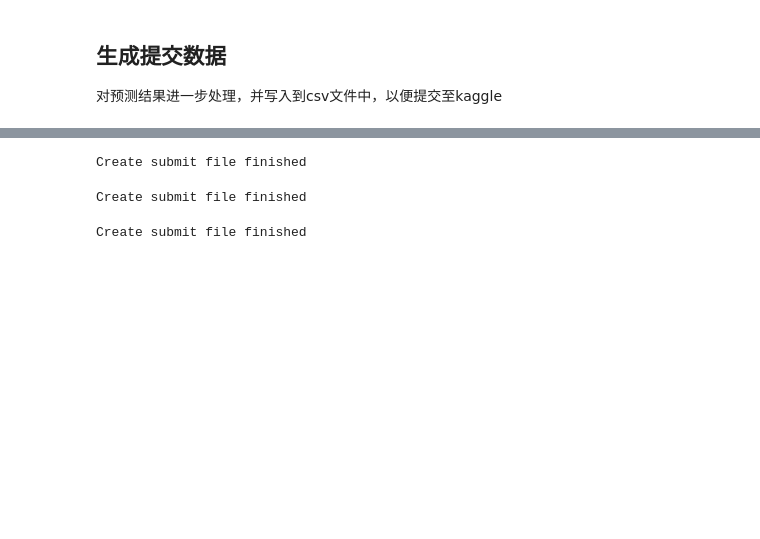
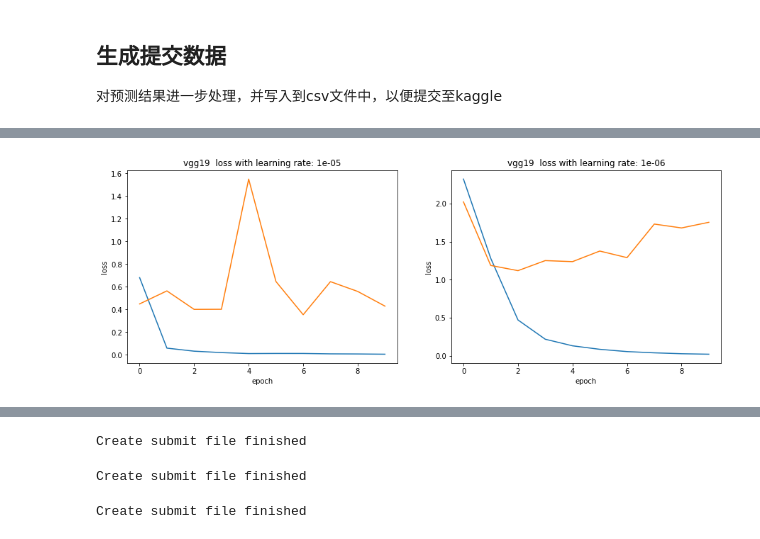
Before and after one commit to NiuCoder/distracted_driver_detection, a Jupyter notebook: distracted_driver_detection.ipynb, the cells around one changed output, grey strips where cells are left out. Saved outputs shown, nothing was run; the diff lists cells and outputs as text; code cells hidden in the pictures; blank space fills up the shorter version.

```diff
--- a/distracted_driver_detection.ipynb
+++ b/distracted_driver_detection.ipynb
@@ -909,0 +428,4 @@ result_with10_res50.shape
+# %%
+vgg19_history1 = kfold_train_data_for_curve(10,16,VGG19,vgg19_preprocess_input,1e-5)
+# %%
+vgg19_history2 = kfold_train_data_for_curve(10,16,VGG19,vgg19_preprocess_input,1e-6)
@@ -909,0 +440,4 @@ result_with10_res50.shape
+# %%
+show_learning_curve(vgg19_history1,vgg19_history2,'vgg19',1e-5,1e-6)
+# %% [output]
+[figure, added]
```
Also changed, not shown: parts of 65 cells of this notebook, 1 other file.
